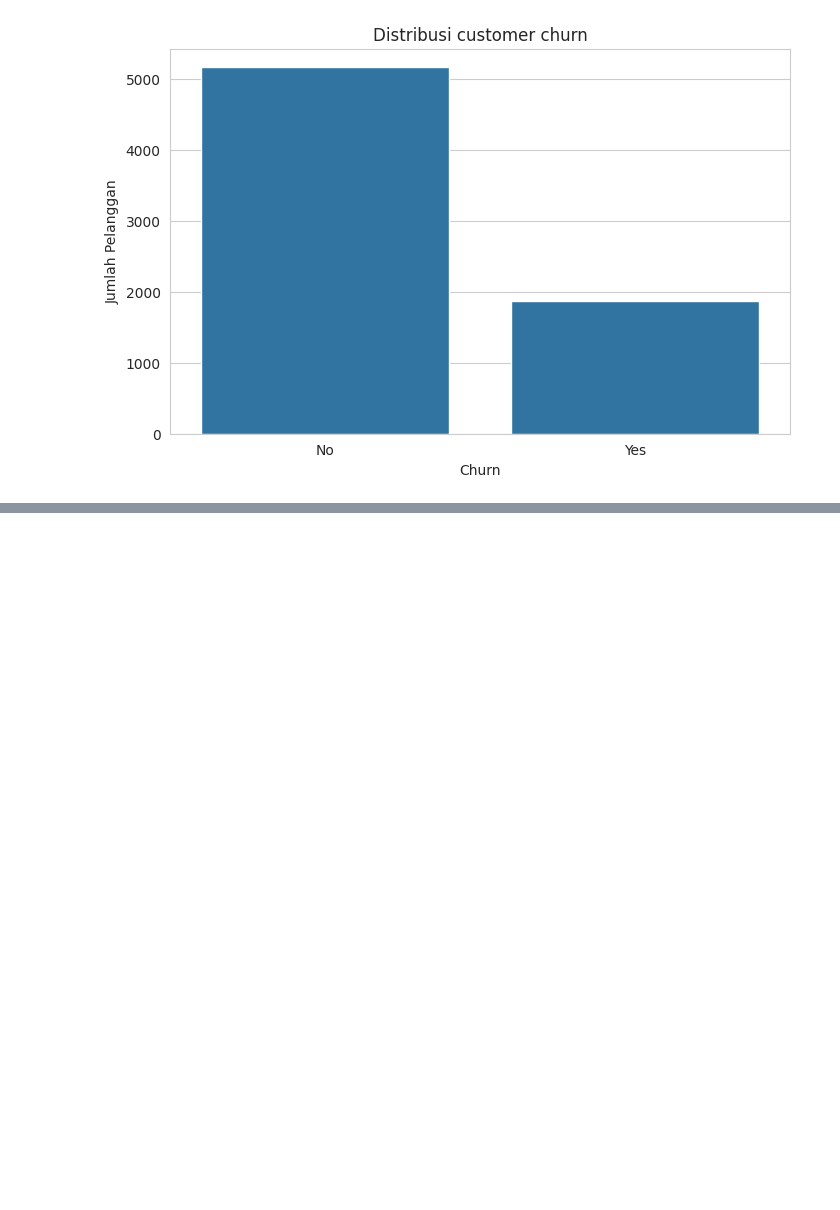
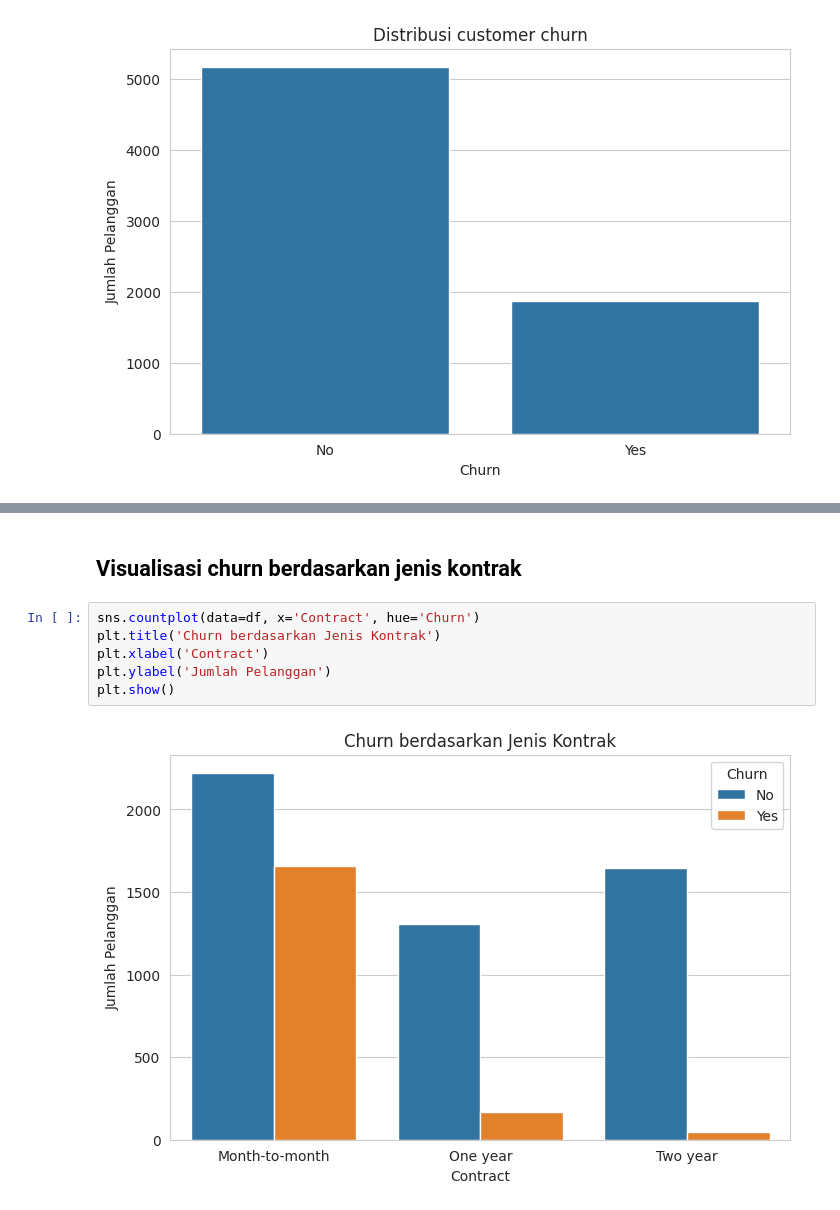
Before and after one commit to r021n/simple-machine-learing, a Jupyter notebook: Customer_Churn_Prediction.ipynb, the cells around one changed output, grey strips where cells are left out. Cells and saved outputs as stored; diff of their text form; blank space fills up the shorter version.

```diff
--- a/Customer_Churn_Prediction.ipynb
+++ b/Customer_Churn_Prediction.ipynb
@@ -102,0 +286,10 @@ plt.show()
+# %% [markdown]
+## Visualisasi churn berdasarkan jenis kontrak
+# %%
+sns.countplot(data=df, x='Contract', hue='Churn')
+plt.title('Churn berdasarkan Jenis Kontrak')
+plt.xlabel('Contract')
+plt.ylabel('Jumlah Pelanggan')
+plt.show()
+# %% [output]
+[figure, added]
```
Also changed, not shown: parts of 25 cells of this notebook.
